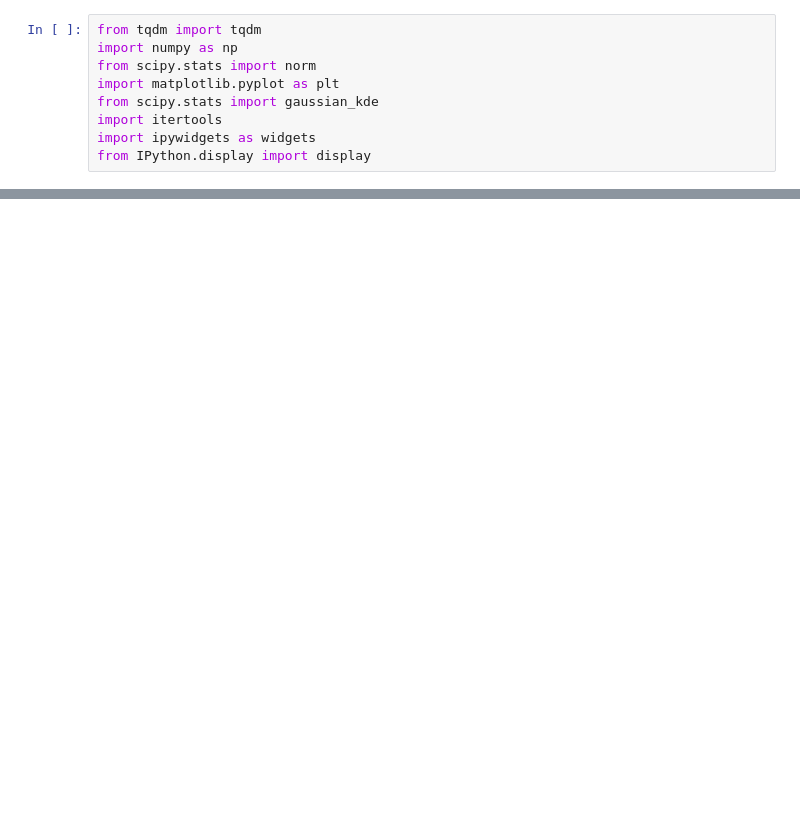
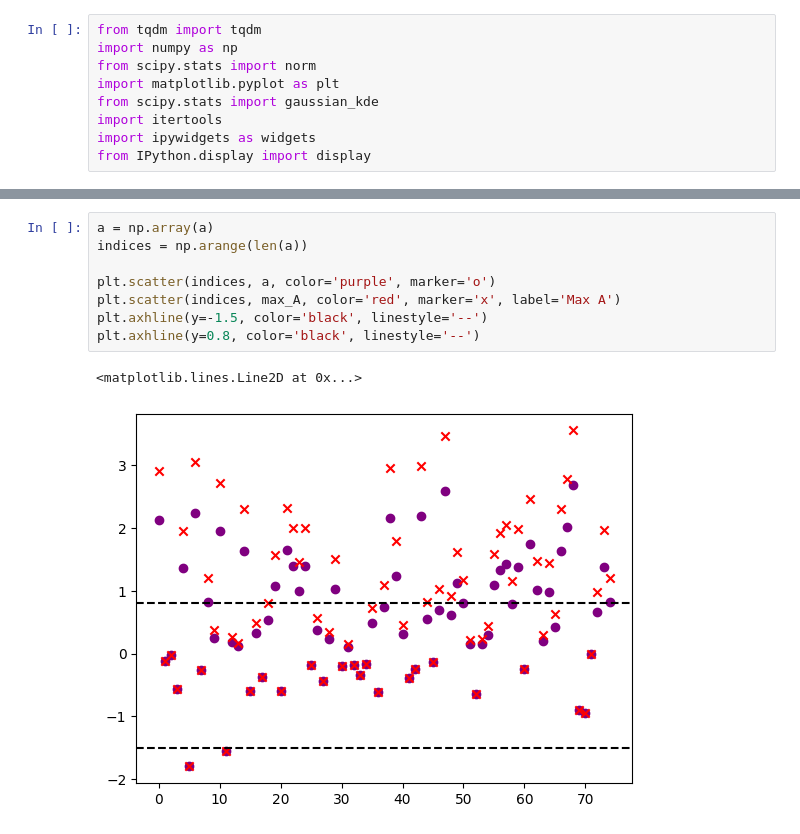
Before and after one commit to joeljins/RoAR, a Jupyter notebook: fairness/fair_thresholding_alt.ipynb, the cells around one changed output, grey strips where cells are left out. Drawn from its saved outputs; the diff is of its cells as text; blank space fills up the shorter version.

```diff
--- a/fairness/fair_thresholding_alt.ipynb
+++ b/fairness/fair_thresholding_alt.ipynb
@@ -175,0 +201,11 @@ plt.plot(x_thresh_A, y_means_diff, label='Mean Difference', color='orange')
+# %%
+a = np.array(a)
+indices = np.arange(len(a))
+
+plt.scatter(indices, a, color='purple', marker='o')
+plt.scatter(indices, max_A, color='red', marker='x', label='Max A')
+plt.axhline(y=-1.5, color='black', linestyle='--')
+plt.axhline(y=0.8, color='black', linestyle='--')
+# %% [output]
+<matplotlib.lines.Line2D at 0x...>
+[figure, added]
```
Also changed, not shown: parts of 5 cells of this notebook, 2 other files.
